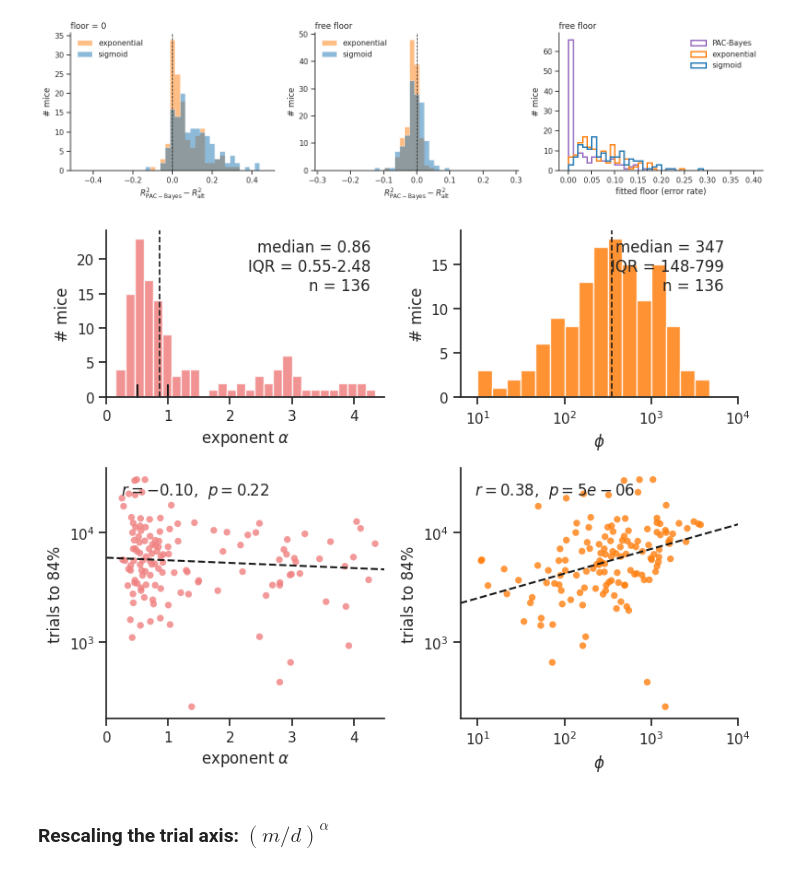
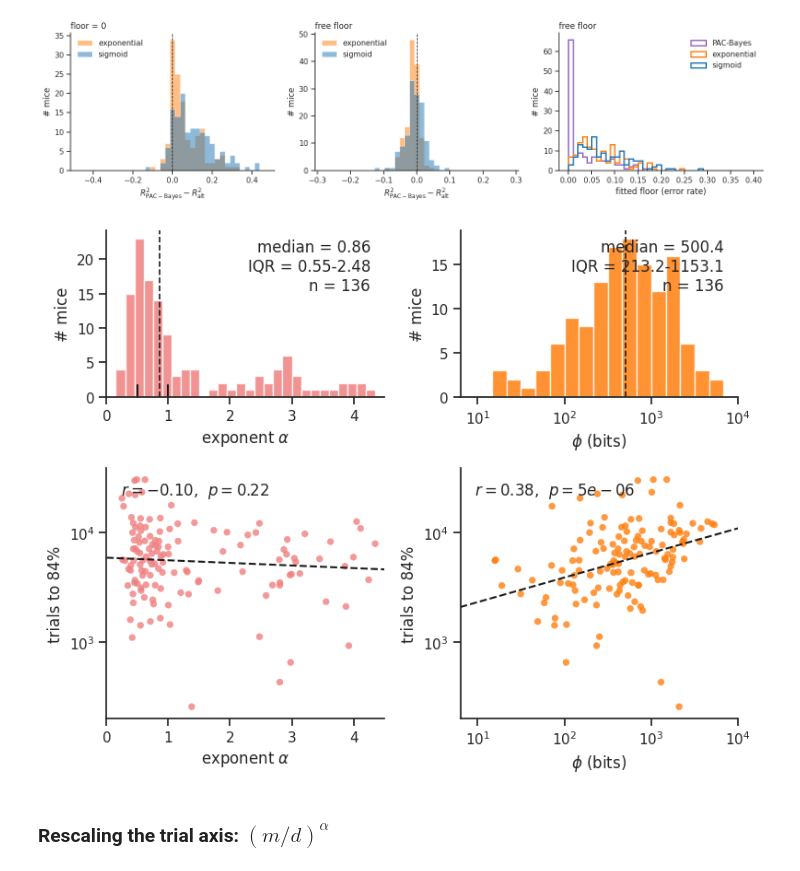
Before and after one commit to lingqiz/inductive-bias, a Jupyter notebook: analysis/ibl_learning.ipynb, the cells around one changed output. Cells and saved outputs as stored; diff of their text form; code cells hidden in the pictures.

Commit message:
update to bit units

```diff
--- a/analysis/ibl_learning.ipynb
+++ b/analysis/ibl_learning.ipynb
@@ -4,6 +4,9 @@ import matplotlib.pyplot as plt
 from utils import PACBayesCurve
 from data.ibl.utils import load_behavior_data, load_cohort, block_average
 from scipy.stats import pearsonr, spearmanr
+
+PHI_BITS = True                                  # report the PAC-Bayes phi in bits (phi / ln 2), else nats
+PHI_UNIT = 'bits' if PHI_BITS else 'nats'
 # %%
 # figure formatting (as in the original notebooks)
 import seaborn as sns
@@ -49,10 +52,10 @@ for i, lab in enumerate(labs):
     ax.minorticks_off()
 
     # fit power-law and PAC-Bayes; show the PAC-Bayes fit
-    pb = PACBayesCurve(cap=0.5).fit(m_trials, 1 - p_correct)     # g(m) = (2/3) phi/m + (2 phi/m) ** alpha
+    pb = PACBayesCurve(cap=0.5, bits=PHI_BITS).fit(m_trials, 1 - p_correct)     # g(m) = (2/3) phi/m + (2 phi/m) ** alpha
     m_range = np.arange(np.min(m_trials), cutoff + 1)
     ax.plot(m_range, pb.predict(m_range), '--', color='tab:blue', linewidth=2)
-    ax.text(0.05, 0.1, r'$\phi=%.2f, \alpha=%.2f$' % (pb.params['phi'], pb.params['alpha']),
+    ax.text(0.05, 0.1, r'$\phi=%.1f$ %s, $\alpha=%.2f$' % (pb.params['phi'], PHI_UNIT, pb.params['alpha']),
             transform=ax.transAxes, verticalalignment='top')
 
     ax.set_title(lab); ax.set_xlabel('Trial Count (m)'); ax.set_ylabel('Error Rate')
@@ -88,11 +91,11 @@ n_trials, p_correct = block_average(list(subs.values()))
 m_trials = np.cumsum(n_trials)
 m_trials = m_trials[m_trials <= cutoff]
 p_correct = p_correct[:len(m_trials)]
-pb = PACBayesCurve(cap=0.5).fit(m_trials, 1 - p_correct)
+pb = PACBayesCurve(cap=0.5, bits=PHI_BITS).fit(m_trials, 1 - p_correct)
 m_range = np.arange(np.min(m_trials), cutoff + 1)
 ax.plot(m_trials, 1 - p_correct, 'o', markersize=4, color='grey')
 ax.plot(m_range, pb.predict(m_range), '--', color='tab:blue', linewidth=2)
-ax.text(0.05, 0.1, r'$\phi=%.2f, \alpha=%.2f$' % (pb.params['phi'], pb.params['alpha']),
+ax.text(0.05, 0.1, r'$\phi=%.1f$ %s, $\alpha=%.2f$' % (pb.params['phi'], PHI_UNIT, pb.params['alpha']),
         transform=ax.transAxes, verticalalignment='top')
 ax.axhline(y=0.5, color='gray', linestyle='--')
 ax.set_xscale('log'); ax.set_yscale('log', base=2)
@@ -126,7 +129,7 @@ for lab in labs:
     for sid, arr in all_data[lab].items():
         mice.append((lab, sid))
         m = np.cumsum(arr[:, 1])                           # cumulative trials
-        pb = PACBayesCurve(cap=0.5).fit(m, 1 - arr[:, 3])  # fit easy-trial error (col 3)
+        pb = PACBayesCurve(cap=0.5, bits=PHI_BITS).fit(m, 1 - arr[:, 3])  # fit easy-trial error (col 3)
         alphas.append(pb.params['alpha'])
         phis.append(pb.params['phi'])
         r2.append(pb.params['r2'])
@@ -273,42 +276,42 @@ ax.axvline(q50, color='k', lw=1.2, ls='--')
 ax.set_xlim(LOG_PHI_LIM[0] - PHI_PAD, LOG_PHI_LIM[1])
 ticks = np.arange(int(lo), int(hi) + 1)
 ax.set_xticks(ticks); ax.set_xticklabels([r'$10^{%d}$' % t for t in ticks])
-ax.set_xlabel(r'$\phi$'); ax.set_ylabel('# mice')
-ax.text(0.95, 0.95, 'median = %.0f\nIQR = %.0f-%.0f\nn = %d'
+ax.set_xlabel(r'$\phi$ (%s)' % PHI_UNIT); ax.set_ylabel('# mice')
+ax.text(0.95, 0.95, 'median = %.1f\nIQR = %.1f-%.1f\nn = %d'
         % (10 ** q50, 10 ** q25, 10 ** q75, sel.sum()),
         transform=ax.transAxes, va='top', ha='right')
 
 # bottom left: alpha vs learning speed
 ax = axs[1, 0]
 r_val, pval = pearsonr(alphas[sel], np.log10(m_thr[sel]))      # alpha vs log trials
 ax.scatter(alphas[sel], m_thr[sel], s=28, color=C_ALPHA, alpha=0.8, edgecolors='none')
 slope, intercept = np.polyfit(alphas[sel], np.log10(m_thr[sel]), 1)
 x_line = np.linspace(*ALPHA_LIM, 100)
 ax.plot(x_line, 10 ** (intercept + slope * x_line), '--', color='k', lw=1.5)
 ax.set_xlim(ALPHA_LIM); ax.set_yscale('log')
 ax.minorticks_off()
 ax.set_xlabel(r'exponent $\alpha$'); ax.set_ylabel('trials to 84%')
 ax.text(0.05, 0.95, r'$r = %.2f$,  $p = %.2g$' % (r_val, pval),
         transform=ax.transAxes, va='top')
 
 # bottom right: phi vs learning speed
 ax = axs[1, 1]
 r_val, pval = pearsonr(np.log10(phis[sel]), np.log10(m_thr[sel]))   # log phi vs log trials
 ax.scatter(phis[sel], m_thr[sel], s=28, color=C_PHI, alpha=0.8, edgecolors='none')
 slope, intercept = np.polyfit(np.log10(phis[sel]), np.log10(m_thr[sel]), 1)
 x_line = np.linspace(LOG_PHI_LIM[0] - PHI_PAD, LOG_PHI_LIM[1], 100)
 ax.plot(10 ** x_line, 10 ** (intercept + slope * x_line), '--', color='k', lw=1.5)
 ax.set_xscale('log'); ax.set_yscale('log'); ax.set_xlim(10 ** (LOG_PHI_LIM[0] - PHI_PAD), 10 ** LOG_PHI_LIM[1])
 ax.minorticks_off()
-ax.set_xlabel(r'$\phi$'); ax.set_ylabel('trials to 84%')
+ax.set_xlabel(r'$\phi$ (%s)' % PHI_UNIT); ax.set_ylabel('trials to 84%')
 ax.text(0.05, 0.95, r'$r = %.2f$,  $p = %.2g$' % (r_val, pval),
         transform=ax.transAxes, va='top')
 
 plt.tight_layout()
 fig.savefig('ibl_alpha_phi.pdf', dpi=300, bbox_inches='tight')   # vector, for Illustrator
 plt.show()
 # %% [output]
-[figure, old version]
+[figure, new version]
 # %% [markdown]
 ### Rescaling the trial axis: $(m/d)^{\alpha}$
 # %%
```
Also changed, not shown: parts of 2 cells of this notebook, 1 other file.
